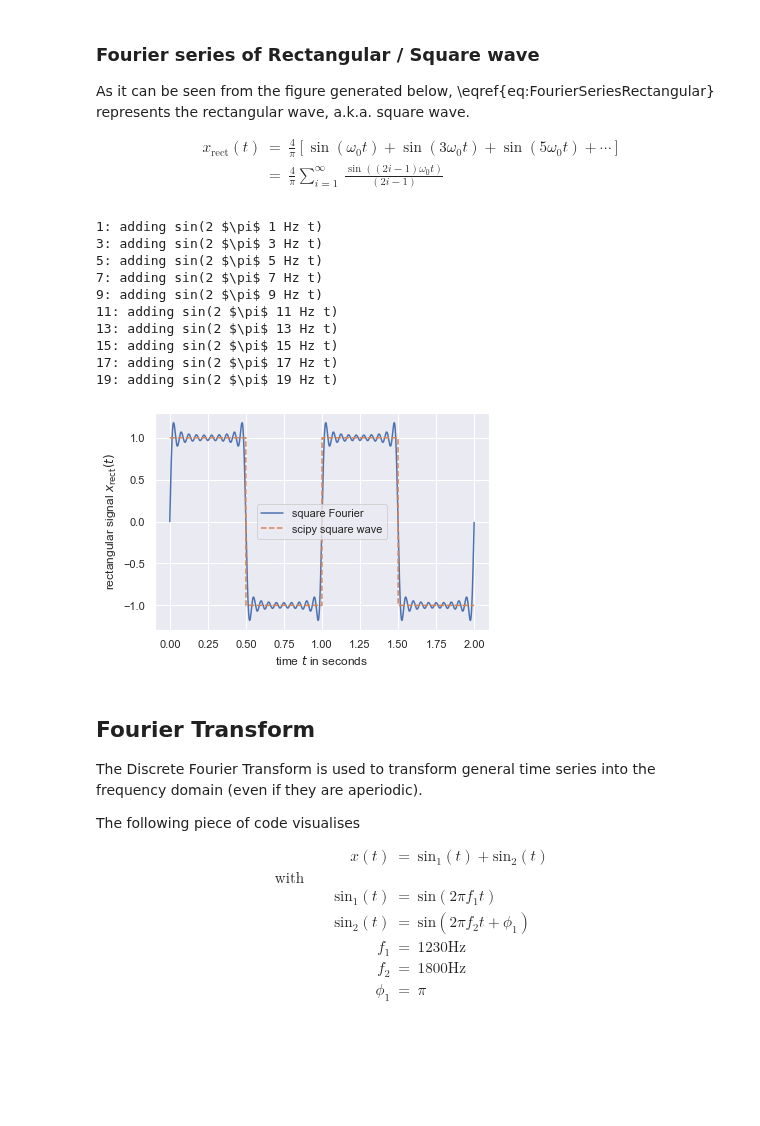
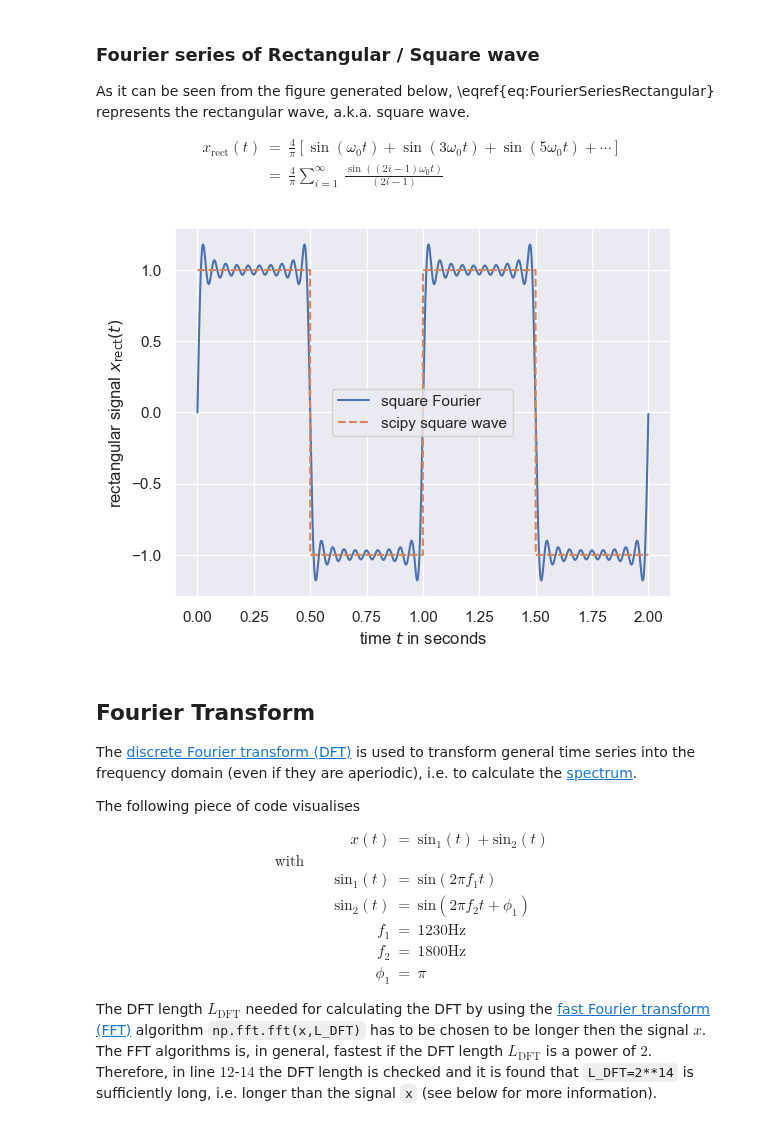
Before and after one commit to sap-shef/SpeechProcesssingLab, a Jupyter notebook: Lab-Sheet-Solutions/Lab-Sheet-4-Solution.ipynb, the cells around one changed output. Cells and saved outputs as stored; diff of their text form; code cells hidden in the pictures; blank space fills up the shorter version.

```diff
--- a/Lab-Sheet-Solutions/Lab-Sheet-4-Solution.ipynb
+++ b/Lab-Sheet-Solutions/Lab-Sheet-4-Solution.ipynb
@@ -325,41 +361,31 @@ x_{\mathrm{rect}}(t) &=& \frac{4}{\pi}\left[\sin(\omega_0t)+\sin(3\omega_0t)+\si
  &=& \frac{4}{\pi} \sum_{i=1}^{\infty}\,\frac{\sin((2i-1)\omega_0t)}{(2i-1)} \tag{10}
 \end{eqnarray}
 # %%
-def generateTriangular(f0=1, length = 2, fs=8000, order=10):
+def generateSquare(f0=1, length = 2, fs=8000, order=10):
     t=np.arange(0,length,1/fs)  # time vector
     sum = np.zeros(len(t)) # pre-allocate variable with zeros
     for ii in range(1, order+1, 2):
         sum += np.sin(2*np.pi*ii*f0*t)/ii
         #print(str(ii)+': adding sin(2 $\pi$ '+str(ii*f0)+' Hz t)')
     return 4/np.pi*sum, t
 
-f0=1
-rec,t = generateTriangular(f0,order=20)
+# let's use the function and generate and plot a square wave form
+f0=1 # desired frequency in Hz
+rec,t = generateSquare(f0,order=20)
 plt.plot(t,rec,label='square Fourier');
 plt.ylabel('rectangular signal $x_{\mathrm{rect}}(t)$')
 plt.xlabel('time $t$ in seconds');
 
-
 # compare to the rectangular/square wave signal generated by scipy
-rec_scipy = signal.square(2 * np.pi * f0 * t)
+rec_scipy = sig.square(2 * np.pi * f0 * t)
 plt.plot(t,rec_scipy,'--',label='scipy square wave')
 plt.legend();
 # %% [output]
-1: adding sin(2 $\pi$ 1 Hz t)
-3: adding sin(2 $\pi$ 3 Hz t)
-5: adding sin(2 $\pi$ 5 Hz t)
-7: adding sin(2 $\pi$ 7 Hz t)
-9: adding sin(2 $\pi$ 9 Hz t)
-11: adding sin(2 $\pi$ 11 Hz t)
-13: adding sin(2 $\pi$ 13 Hz t)
-15: adding sin(2 $\pi$ 15 Hz t)
-17: adding sin(2 $\pi$ 17 Hz t)
-19: adding sin(2 $\pi$ 19 Hz t)
-[figure, old version]
+[figure, new version]
 # %% [markdown]
 ## Fourier Transform
 
-The Discrete Fourier Transform is used to transform general time series into the frequency domain (even if they are aperiodic).
+The [discrete Fourier transform (DFT)](https://en.wikipedia.org/wiki/Discrete_Fourier_transform "Click for additional details on the DFT on Wikipedia") is used to transform general time series into the frequency domain (even if they are aperiodic), i.e. to calculate the [spectrum](https://en.wikipedia.org/wiki/Spectrum "Click for additional details on spectra on Wikipedia").
 
 The following piece of code visualises
 
@@ -372,6 +398,8 @@ The following piece of code visualises
     f_2&=&1800 \mathrm{Hz} \\
     \phi_1&=& \pi
 \end{eqnarray}
+
+The DFT length $L_{\mathrm{DFT}}$ needed for calculating the DFT by using the [fast Fourier transform (FFT)](https://en.wikipedia.org/wiki/Fast_Fourier_transform "Click for additional details on the FFT on Wikipedia") algorithm <code>np.fft.fft(x,L_DFT)</code> has to be chosen to be longer then the signal $x$. The FFT algorithms is, in general, fastest if the DFT length $L_{\mathrm{DFT}}$ is a power of $2$. Therefore, in line $12$-$14$ the DFT length is checked and it is found that <code>L_DFT=2**14</code> is sufficiently long, i.e. longer than the signal <code>x</code> (see below for more information).
 # %%
 fs=8000 # sampling frequency
 
```
Also changed, not shown: parts of 15 cells of this notebook, 1 other file.
